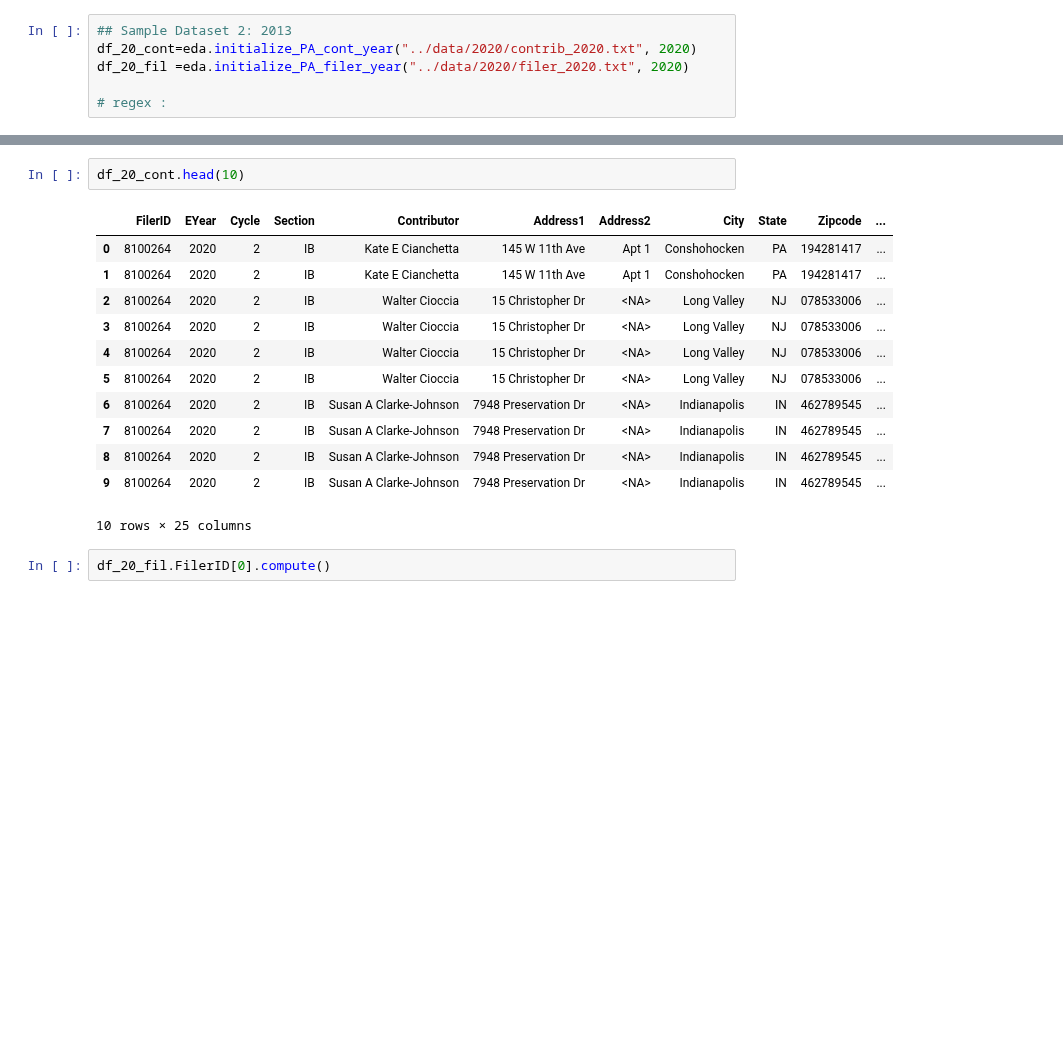
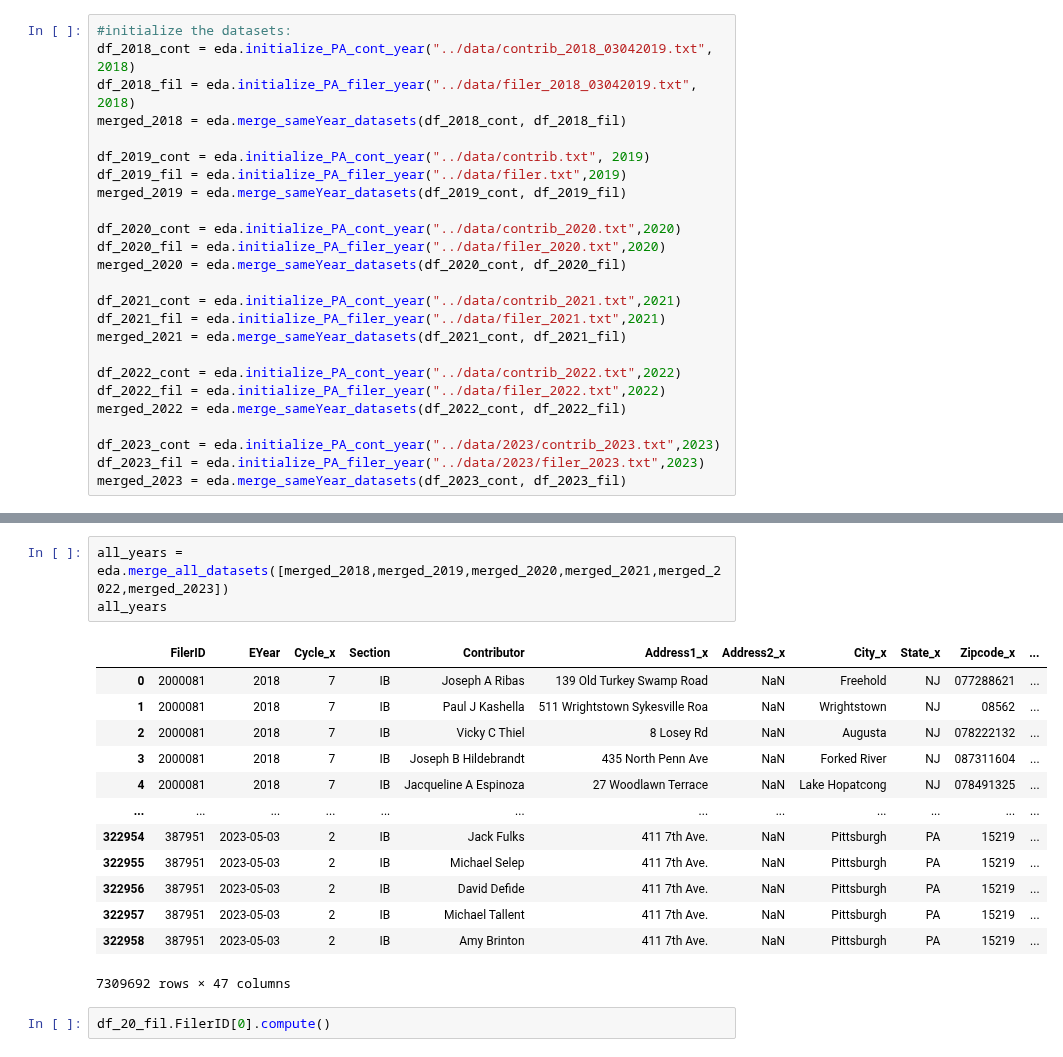
Before and after one commit to uchicago-dsi/climate-cabinet-campaign-finance-tracker, a Jupyter notebook: notebooks/PA_EDA.ipynb, the cells around one changed output, grey strips where cells are left out. Cells and saved outputs as stored; diff of their text form; blank space fills up the shorter version.

```diff
--- a/notebooks/PA_EDA.ipynb
+++ b/notebooks/PA_EDA.ipynb
@@ -4,6 +22,25 @@ from utils import PA_EDA_Functions as eda
 # %%
-## Sample Dataset 2: 2013
-df_20_cont=eda.initialize_PA_cont_year("../data/2020/contrib_2020.txt", 2020)
-df_20_fil =eda.initialize_PA_filer_year("../data/2020/filer_2020.txt", 2020)
+#initialize the datasets:
+df_2018_cont = eda.initialize_PA_cont_year("../data/contrib_2018_03042019.txt", 2018)
+df_2018_fil = eda.initialize_PA_filer_year("../data/filer_2018_03042019.txt", 2018)
+merged_2018 = eda.merge_sameYear_datasets(df_2018_cont, df_2018_fil)
 
-# regex :
+df_2019_cont = eda.initialize_PA_cont_year("../data/contrib.txt", 2019)
+df_2019_fil = eda.initialize_PA_filer_year("../data/filer.txt",2019)
+merged_2019 = eda.merge_sameYear_datasets(df_2019_cont, df_2019_fil)
+
+df_2020_cont = eda.initialize_PA_cont_year("../data/contrib_2020.txt",2020)
+df_2020_fil = eda.initialize_PA_filer_year("../data/filer_2020.txt",2020)
+merged_2020 = eda.merge_sameYear_datasets(df_2020_cont, df_2020_fil)
+
+df_2021_cont = eda.initialize_PA_cont_year("../data/contrib_2021.txt",2021)
+df_2021_fil = eda.initialize_PA_filer_year("../data/filer_2021.txt",2021)
+merged_2021 = eda.merge_sameYear_datasets(df_2021_cont, df_2021_fil)
+
+df_2022_cont = eda.initialize_PA_cont_year("../data/contrib_2022.txt",2022)
+df_2022_fil = eda.initialize_PA_filer_year("../data/filer_2022.txt",2022)
+merged_2022 = eda.merge_sameYear_datasets(df_2022_cont, df_2022_fil)
+
+df_2023_cont = eda.initialize_PA_cont_year("../data/2023/contrib_2023.txt",2023)
+df_2023_fil = eda.initialize_PA_filer_year("../data/2023/filer_2023.txt",2023)
+merged_2023 = eda.merge_sameYear_datasets(df_2023_cont, df_2023_fil)
@@ -10,18 +60,20 @@ df_20_fil =eda.initialize_PA_filer_year("../data/2020/filer_2020.txt", 2020)
 # %%
-df_20_cont.head(10)
+all_years = eda.merge_all_datasets([merged_2018,merged_2019,merged_2020,merged_2021,merged_2022,merged_2023])
+all_years
 # %% [output]
-|  | FilerID | EYear | Cycle | Section | Contributor | Address1 | Address2 | City | State | Zipcode | ... |
-| 0 | 8100264 | 2020 | 2 | IB | Kate E Cianchetta | 145 W 11th Ave | Apt 1 | Conshohocken | PA | 194281417 | ... |
-| 1 | 8100264 | 2020 | 2 | IB | Kate E Cianchetta | 145 W 11th Ave | Apt 1 | Conshohocken | PA | 194281417 | ... |
-| 2 | 8100264 | 2020 | 2 | IB | Walter Cioccia | 15 Christopher Dr | <NA> | Long Valley | NJ | 078533006 | ... |
-| 3 | 8100264 | 2020 | 2 | IB | Walter Cioccia | 15 Christopher Dr | <NA> | Long Valley | NJ | 078533006 | ... |
-| 4 | 8100264 | 2020 | 2 | IB | Walter Cioccia | 15 Christopher Dr | <NA> | Long Valley | NJ | 078533006 | ... |
-| 5 | 8100264 | 2020 | 2 | IB | Walter Cioccia | 15 Christopher Dr | <NA> | Long Valley | NJ | 078533006 | ... |
-| 6 | 8100264 | 2020 | 2 | IB | Susan A Clarke-Johnson | 7948 Preservation Dr | <NA> | Indianapolis | IN | 462789545 | ... |
-| 7 | 8100264 | 2020 | 2 | IB | Susan A Clarke-Johnson | 7948 Preservation Dr | <NA> | Indianapolis | IN | 462789545 | ... |
-| 8 | 8100264 | 2020 | 2 | IB | Susan A Clarke-Johnson | 7948 Preservation Dr | <NA> | Indianapolis | IN | 462789545 | ... |
-| 9 | 8100264 | 2020 | 2 | IB | Susan A Clarke-Johnson | 7948 Preservation Dr | <NA> | Indianapolis | IN | 462789545 | ... |
+|  | FilerID | EYear | Cycle_x | Section | Contributor | Address1_x | Address2_x | City_x | State_x | Zipcode_x | ... |
+| 0 | 2000081 | 2018 | 7 | IB | Joseph A Ribas | 139 Old Turkey Swamp Road | NaN | Freehold | NJ | 077288621 | ... |
+| 1 | 2000081 | 2018 | 7 | IB | Paul J Kashella | 511 Wrightstown Sykesville Roa | NaN | Wrightstown | NJ | 08562 | ... |
+| 2 | 2000081 | 2018 | 7 | IB | Vicky C Thiel | 8 Losey Rd | NaN | Augusta | NJ | 078222132 | ... |
+| 3 | 2000081 | 2018 | 7 | IB | Joseph B Hildebrandt | 435 North Penn Ave | NaN | Forked River | NJ | 087311604 | ... |
+| 4 | 2000081 | 2018 | 7 | IB | Jacqueline A Espinoza | 27 Woodlawn Terrace | NaN | Lake Hopatcong | NJ | 078491325 | ... |
+| ... | ... | ... | ... | ... | ... | ... | ... | ... | ... | ... | ... |
+| 322954 | 387951 | 2023-05-03 | 2 | IB | Jack Fulks | 411 7th Ave. | NaN | Pittsburgh | PA | 15219 | ... |
+| 322955 | 387951 | 2023-05-03 | 2 | IB | Michael Selep | 411 7th Ave. | NaN | Pittsburgh | PA | 15219 | ... |
+| 322956 | 387951 | 2023-05-03 | 2 | IB | David Defide | 411 7th Ave. | NaN | Pittsburgh | PA | 15219 | ... |
+| 322957 | 387951 | 2023-05-03 | 2 | IB | Michael Tallent | 411 7th Ave. | NaN | Pittsburgh | PA | 15219 | ... |
+| 322958 | 387951 | 2023-05-03 | 2 | IB | Amy Brinton | 411 7th Ave. | NaN | Pittsburgh | PA | 15219 | ... |
-10 rows × 25 columns
+7309692 rows × 47 columns
 # %%
 df_20_fil.FilerID[0].compute()
 # %% [output]
```
Also changed, not shown: parts of 5 cells of this notebook, 3 other files.
